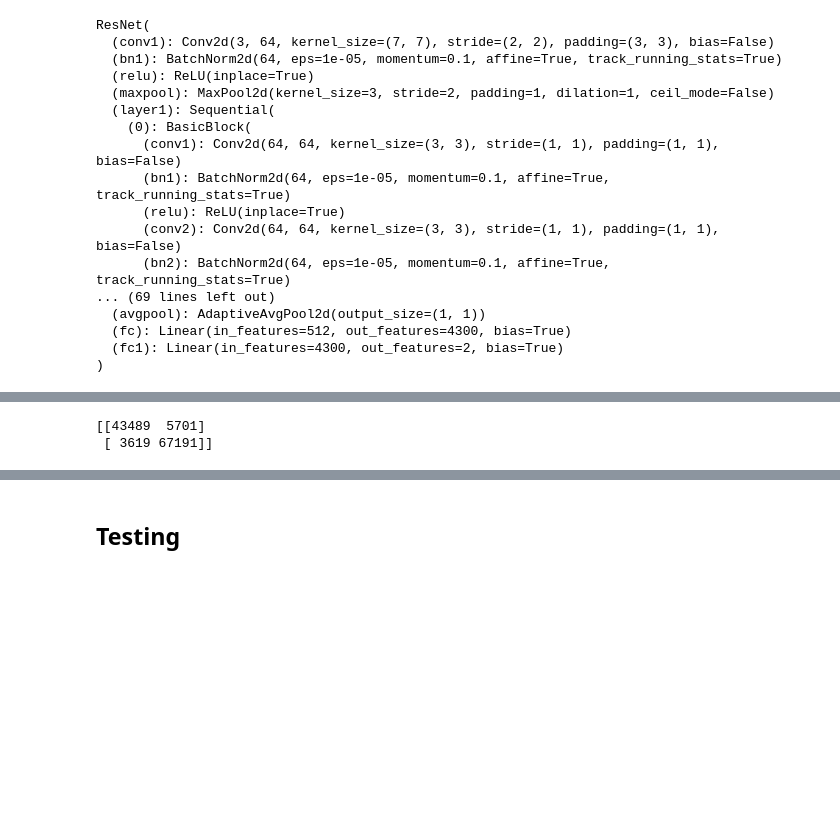
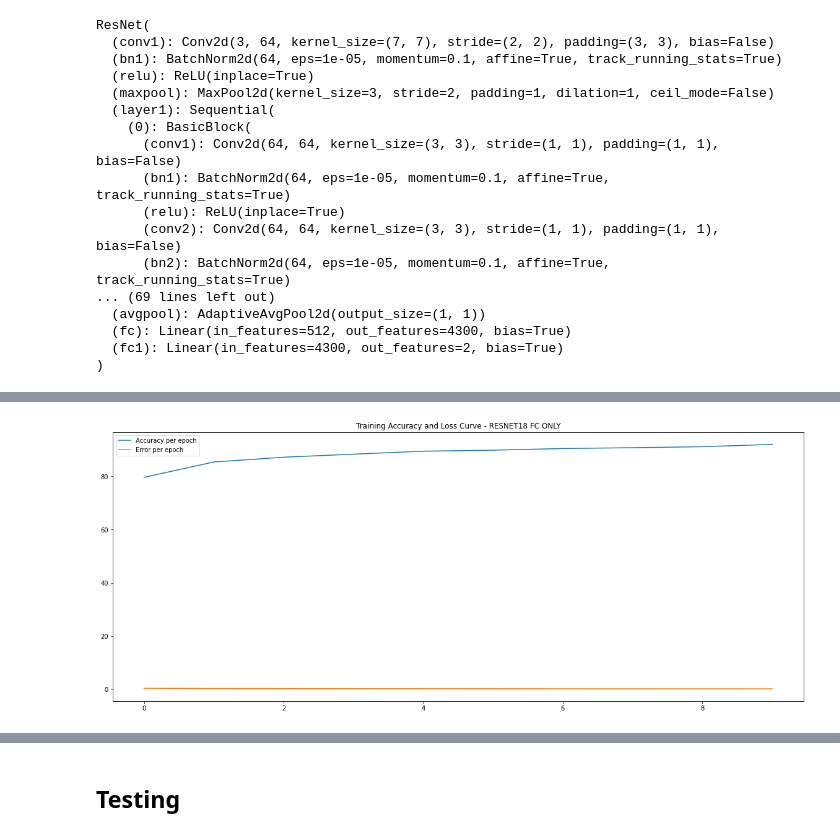
Before and after one commit to armughan03/MSDS19042_COVID19_DLSpring2020, a Jupyter notebook: covid19_classification.ipynb, the cells around one changed output, grey strips where cells are left out. Saved outputs shown, nothing was run; the diff lists cells and outputs as text; code cells hidden in the pictures; blank space fills up the shorter version.

```diff
--- a/covid19_classification.ipynb
+++ b/covid19_classification.ipynb
@@ -241,6 +270,12 @@ Finished Training
-# %%
-conf_mat=confusion_matrix(lbllist.numpy(), predlist.numpy())
-print(conf_mat)
-# %% [output]
-[[43489  5701]
- [ 3619 67191]]
+# %%
+plt.figure(figsize=(20,8))
+plt.plot(train_accuracy_per_epoch,label = "Accuracy per epoch")
+plt.plot(loss_per_epoch,label = "Error per epoch")
+plt.title('T  raining Accuracy and Loss Curve - RESNET18 FC ONLY')
+# show a legend on the plot
+plt.legend()
+# Display a figure.
+
+plt.show()
+# %% [output]
+[figure, added]
```
Also changed, not shown: parts of 77 cells of this notebook.
